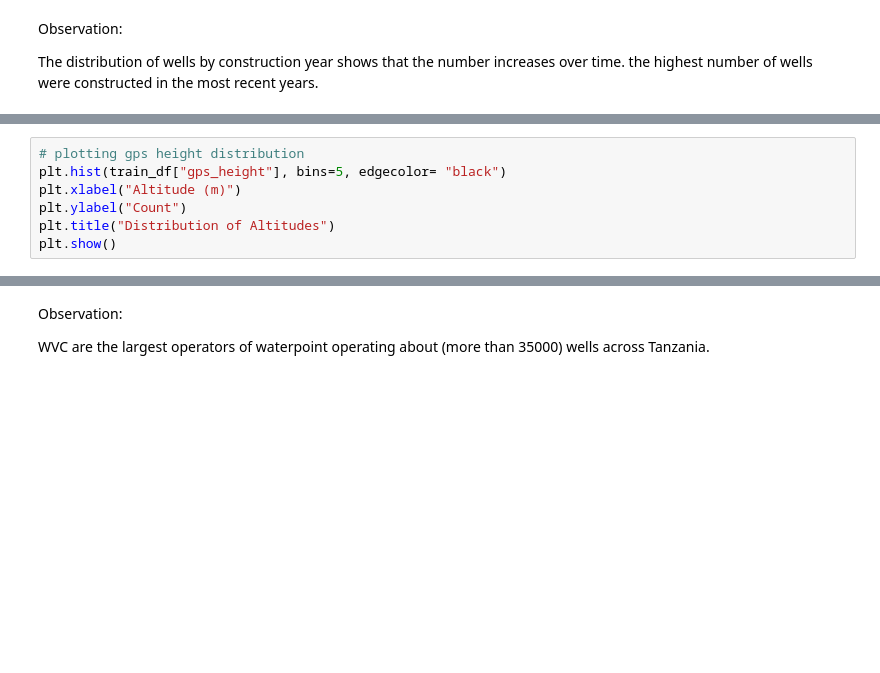
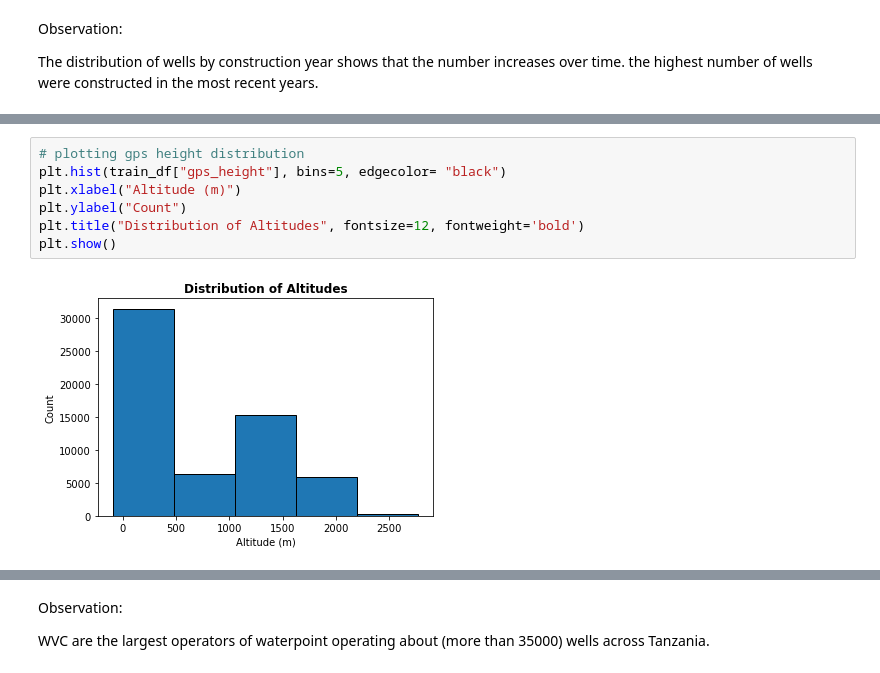
Before and after one commit to sharleneateyo/phase_3_project, a Jupyter notebook: notebook.ipynb, the cells around one changed output, grey strips where cells are left out. Cells and saved outputs as stored; diff of their text form; blank space fills up the shorter version.

```diff
--- a/notebook.ipynb
+++ b/notebook.ipynb
@@ -1445,10 +1442,12 @@ The majority of wells were recorded between 2011 and 2013, with 2011 showing the
 # %%
 # plotting gps height distribution
 plt.hist(train_df["gps_height"], bins=5, edgecolor= "black")
 plt.xlabel("Altitude (m)")
 plt.ylabel("Count")
-plt.title("Distribution of Altitudes")
+plt.title("Distribution of Altitudes", fontsize=12, fontweight='bold')
 plt.show()
+# %% [output]
+[figure, added]
 # %%
 # plotting distribution for categorical
 cat_cols= train_df.select_dtypes(include= "object").columns
```
Also changed, not shown: parts of 109 cells of this notebook.
